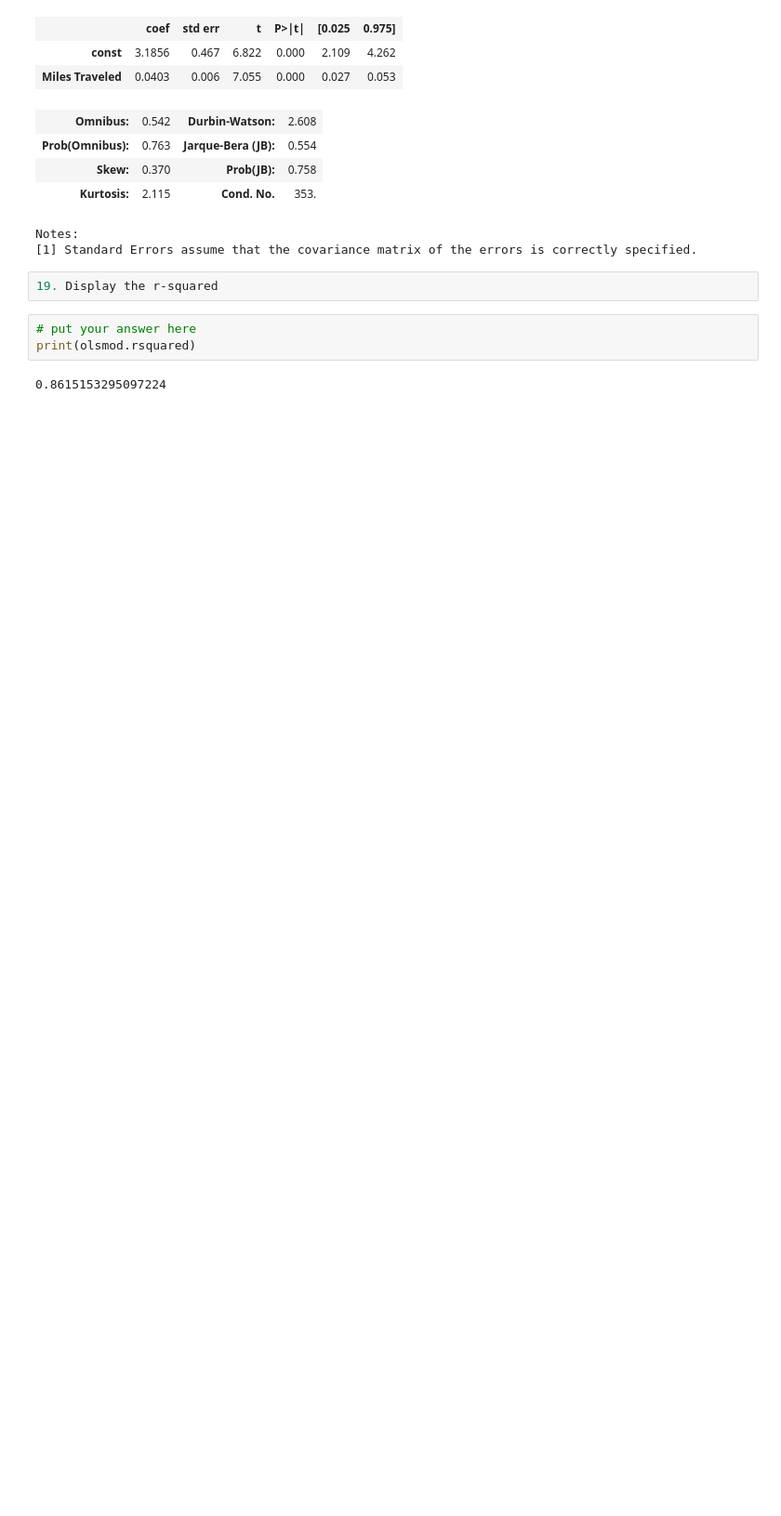
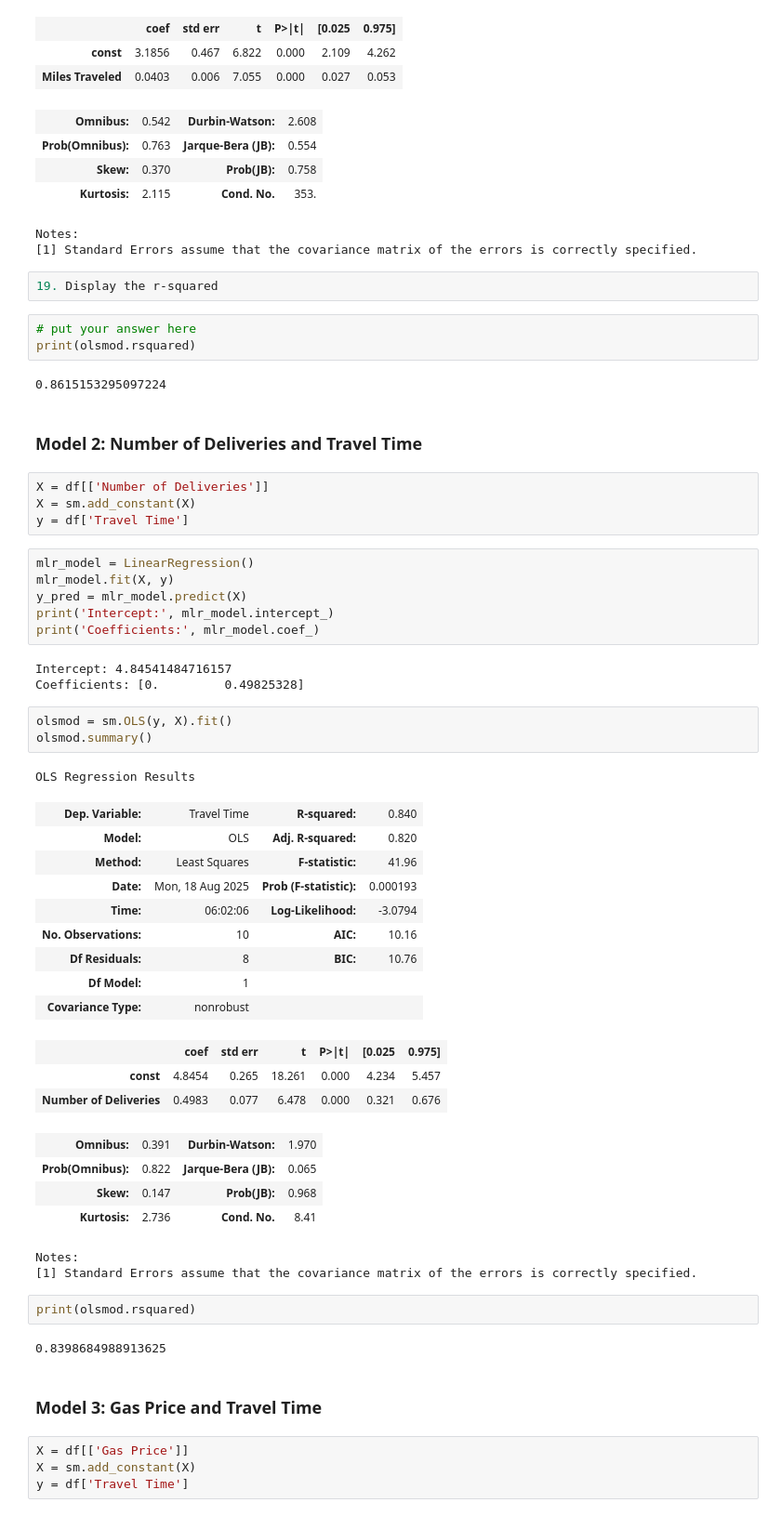
Before and after one commit to lowvey/CCMACLRL_EXERCISES_COM232, a Jupyter notebook: Exercise2B.ipynb, the cells around one changed output. Shown at 93% size. Saved outputs shown, nothing was run; the diff lists cells and outputs as text; blank space fills up the shorter version.

```diff
--- a/Exercise2B.ipynb
+++ b/Exercise2B.ipynb
@@ -265,3 +265,51 @@ Notes:
 print(olsmod.rsquared)
 # %% [output]
 0.8615153295097224
+# %% [markdown]
+### Model 2: Number of Deliveries and Travel Time
+# %%
+X = df[['Number of Deliveries']]
+X = sm.add_constant(X)
+y = df['Travel Time']
+# %%
+mlr_model = LinearRegression()
+mlr_model.fit(X, y)
+y_pred = mlr_model.predict(X)
+print('Intercept:', mlr_model.intercept_)
+print('Coefficients:', mlr_model.coef_)
+# %% [output]
+Intercept: 4.84541484716157
+Coefficients: [0.         0.49825328]
+# %%
+olsmod = sm.OLS(y, X).fit()
+olsmod.summary()
+# %% [output]
+OLS Regression Results
+| Dep. Variable: | Travel Time | R-squared: | 0.840 |
+| Model: | OLS | Adj. R-squared: | 0.820 |
+| Method: | Least Squares | F-statistic: | 41.96 |
+| Date: | Mon, 18 Aug 2025 | Prob (F-statistic): | 0.000193 |
+| Time: | 06:02:06 | Log-Likelihood: | -3.0794 |
+| No. Observations: | 10 | AIC: | 10.16 |
+| Df Residuals: | 8 | BIC: | 10.76 |
+| Df Model: | 1 |  |  |
+| Covariance Type: | nonrobust |  |  |
+|  | coef | std err | t | P>|t| | [0.025 | 0.975] |
+| const | 4.8454 | 0.265 | 18.261 | 0.000 | 4.234 | 5.457 |
+| Number of Deliveries | 0.4983 | 0.077 | 6.478 | 0.000 | 0.321 | 0.676 |
+| Omnibus: | 0.391 | Durbin-Watson: | 1.970 |
+| Prob(Omnibus): | 0.822 | Jarque-Bera (JB): | 0.065 |
+| Skew: | 0.147 | Prob(JB): | 0.968 |
+| Kurtosis: | 2.736 | Cond. No. | 8.41 |
+Notes:
+[1] Standard Errors assume that the covariance matrix of the errors is correctly specified.
+# %%
+print(olsmod.rsquared)
+# %% [output]
+0.8398684988913625
+# %% [markdown]
+### Model 3: Gas Price and Travel Time
+# %%
+X = df[['Gas Price']]
+X = sm.add_constant(X)
+y = df['Travel Time']
```
Also changed, not shown: parts of 23 cells of this notebook.
